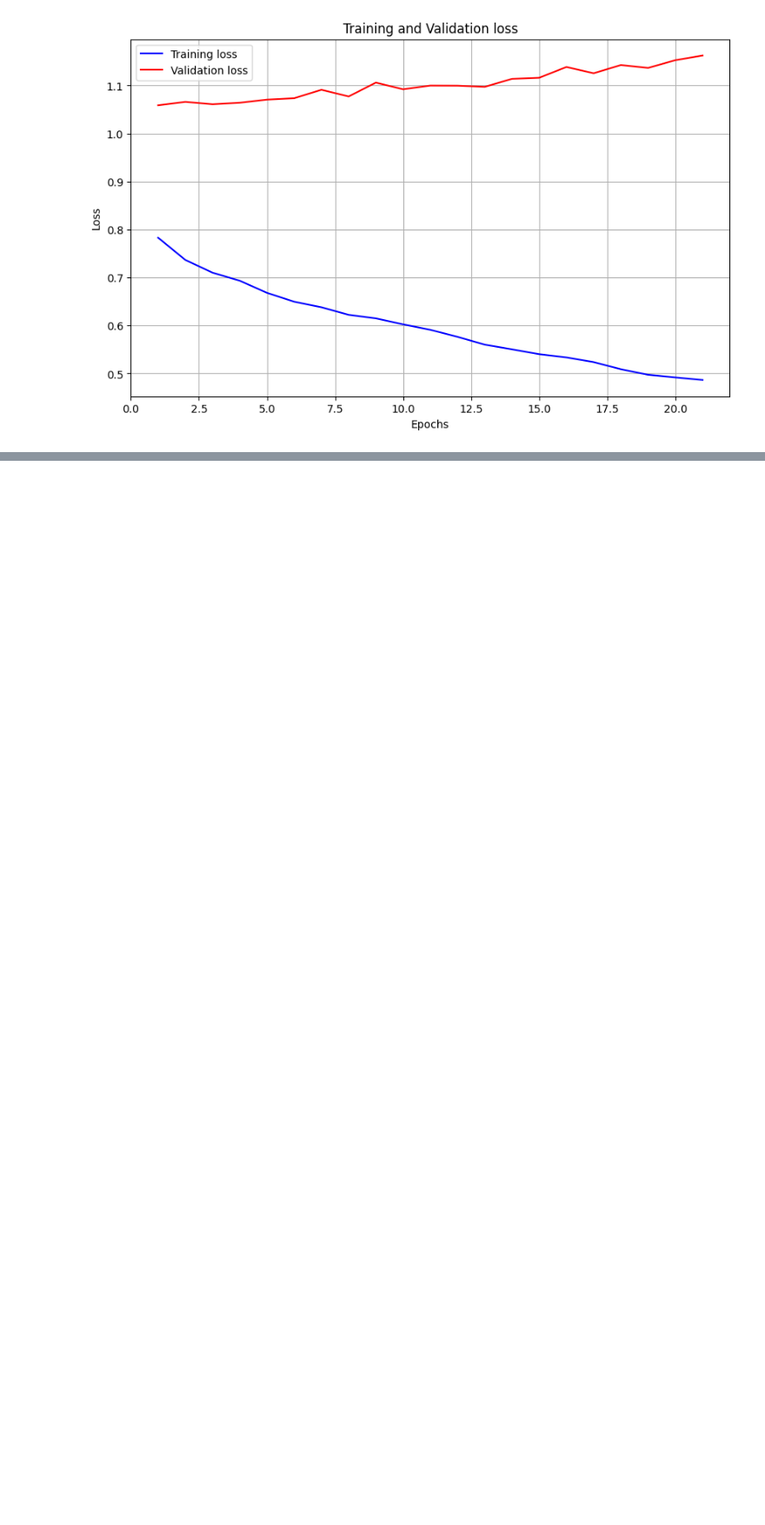
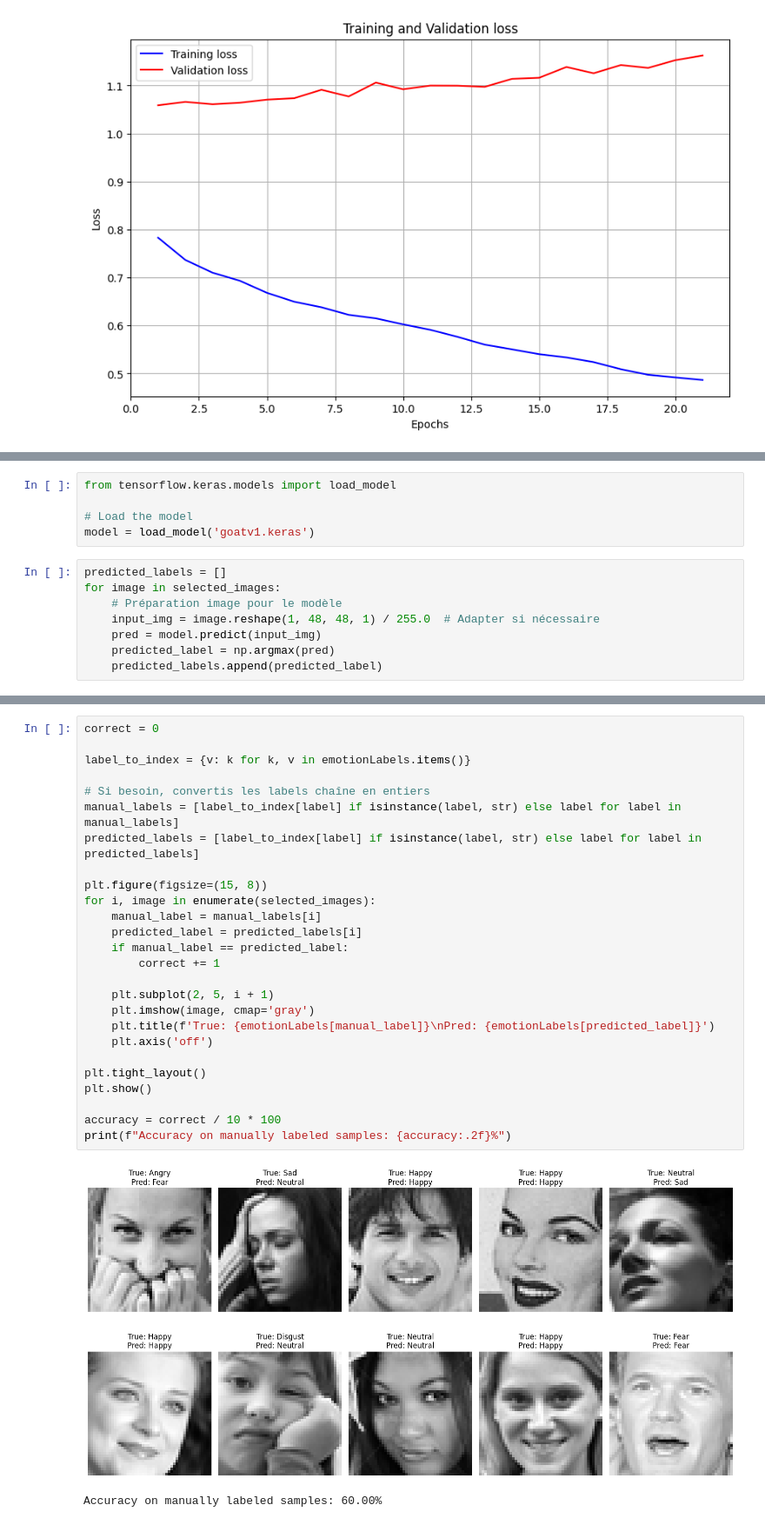
Before and after one commit to aymenn8/facial-expression-model, a Jupyter notebook: main.ipynb, the cells around one changed output, grey strips where cells are left out. Shown at 87% size. Saved outputs shown, nothing was run; the diff lists cells and outputs as text; blank space fills up the shorter version.

```diff
--- a/main.ipynb
+++ b/main.ipynb
@@ -500,0 +538,13 @@ plot_model_history_only(history)
+# %%
+from tensorflow.keras.models import load_model
+
+# Load the model
+model = load_model('goatv1.keras')
+# %%
+predicted_labels = []
+for image in selected_images:
+    # Préparation image pour le modèle
+    input_img = image.reshape(1, 48, 48, 1) / 255.0  # Adapter si nécessaire
+    pred = model.predict(input_img)
+    predicted_label = np.argmax(pred)
+    predicted_labels.append(predicted_label)
@@ -500,0 +562,29 @@ plot_model_history_only(history)
+# %%
+correct = 0
+
+label_to_index = {v: k for k, v in emotionLabels.items()}
+
+# Si besoin, convertis les labels chaîne en entiers
+manual_labels = [label_to_index[label] if isinstance(label, str) else label for label in manual_labels]
+predicted_labels = [label_to_index[label] if isinstance(label, str) else label for label in predicted_labels]
+
+plt.figure(figsize=(15, 8))
+for i, image in enumerate(selected_images):
+    manual_label = manual_labels[i]
+    predicted_label = predicted_labels[i]
+    if manual_label == predicted_label:
+        correct += 1
+
+    plt.subplot(2, 5, i + 1)
+    plt.imshow(image, cmap='gray')
+    plt.title(f'True: {emotionLabels[manual_label]}\nPred: {emotionLabels[predicted_label]}')
+    plt.axis('off')
+
+plt.tight_layout()
+plt.show()
+
+accuracy = correct / 10 * 100
+print(f"Accuracy on manually labeled samples: {accuracy:.2f}%")
+# %% [output]
+[figure, added]
+Accuracy on manually labeled samples: 60.00%
```
Also changed, not shown: parts of 3 cells of this notebook, 2 other files.
